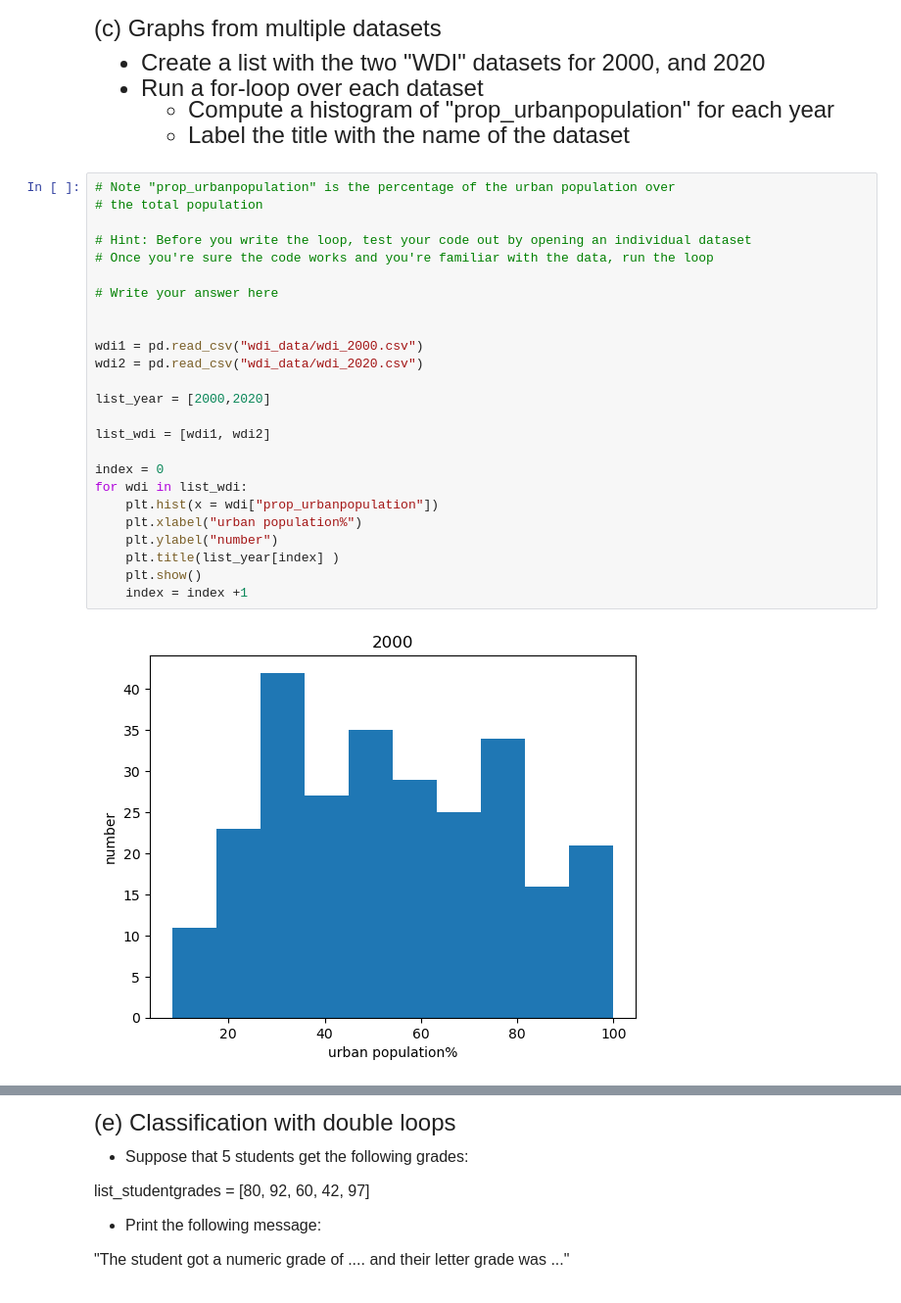
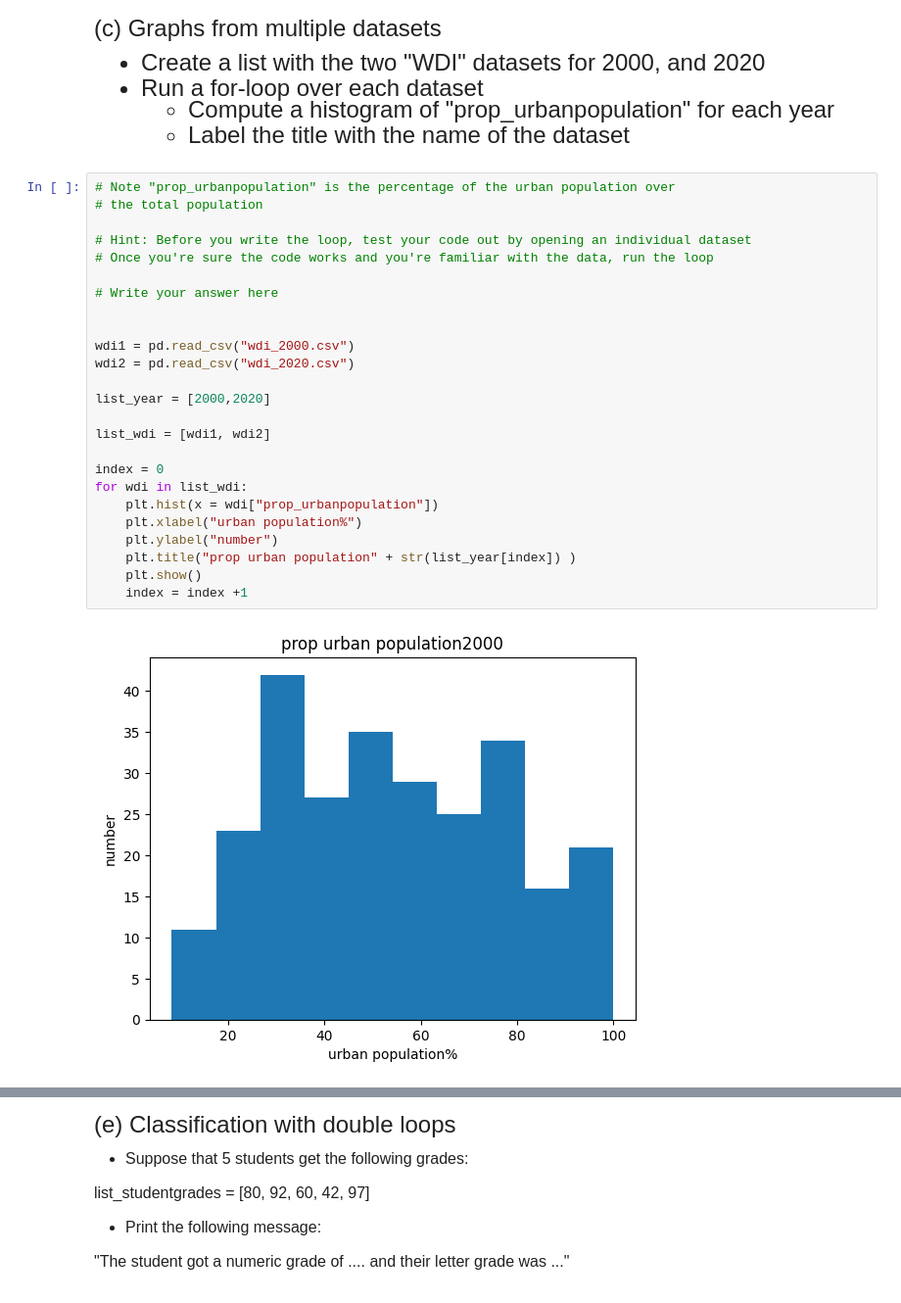
Before and after one commit to EricZou007/qtm151spring2023, a Jupyter notebook: Assignment 4(3)(1).ipynb, the cells around one changed output, grey strips where cells are left out. Shown: that part at 98% size. Drawn from its saved outputs; the diff is of its cells as text.

```diff
--- a/Assignment 4(3)(1).ipynb
+++ b/Assignment 4(3)(1).ipynb
@@ -89,27 +89,27 @@ false
 # %%
 # Note "prop_urbanpopulation" is the percentage of the urban population over
 # the total population
 
 # Hint: Before you write the loop, test your code out by opening an individual dataset
 # Once you're sure the code works and you're familiar with the data, run the loop
 
 # Write your answer here
 
 
-wdi1 = pd.read_csv("wdi_data/wdi_2000.csv")
-wdi2 = pd.read_csv("wdi_data/wdi_2020.csv")
+wdi1 = pd.read_csv("wdi_2000.csv")
+wdi2 = pd.read_csv("wdi_2020.csv")
 
 list_year = [2000,2020]
 
 list_wdi = [wdi1, wdi2]
 
 index = 0
 for wdi in list_wdi:
     plt.hist(x = wdi["prop_urbanpopulation"])
     plt.xlabel("urban population%")
     plt.ylabel("number")
-    plt.title(list_year[index] )
+    plt.title("prop urban population" + str(list_year[index]) )
     plt.show()
     index = index +1
 # %% [output]
-[figure, old version]
+[figure, new version]
```
Also changed, not shown: parts of 4 cells of this notebook, 8 other files.
